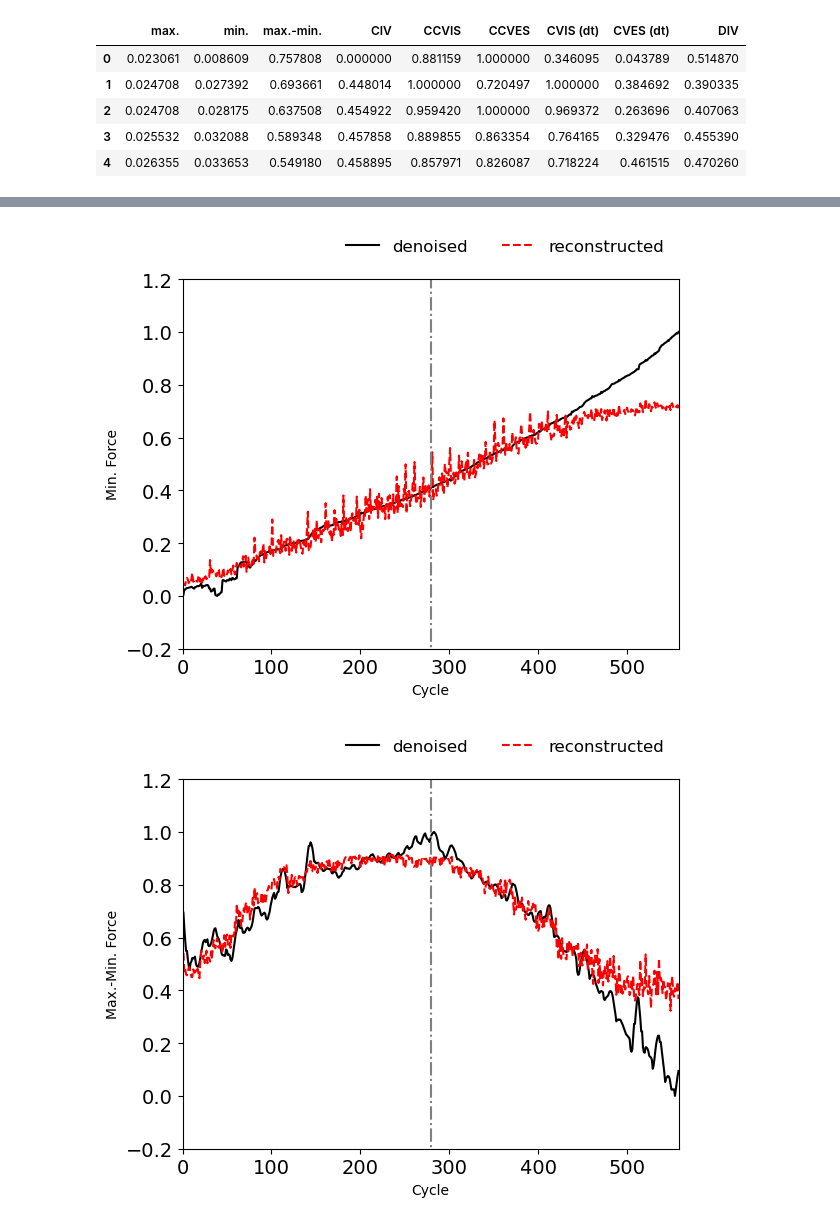
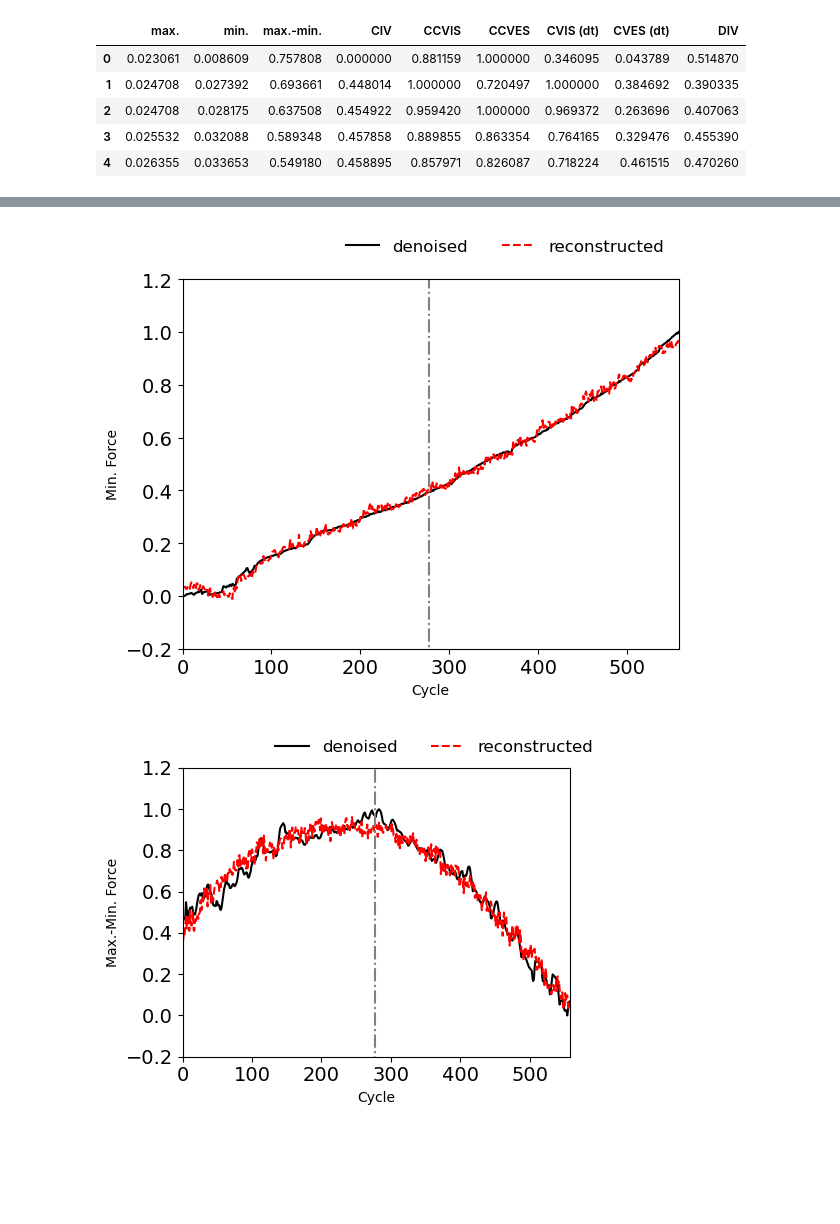
Before and after one commit to moonie1253/AI-study, a Jupyter notebook: paper/Integrated framework for SOH.ipynb, the cells around one changed output, grey strips where cells are left out. Cells and saved outputs as stored; diff of their text form; code cells hidden in the pictures; blank space fills up the shorter version.

```diff
--- a/paper/Integrated framework for SOH.ipynb
+++ b/paper/Integrated framework for SOH.ipynb
@@ -1779,7 +1756,7 @@ def closer_number(target, cycle):
 
 for t in y_res:
 
-    if (-1)*std<=t<=1*std:
+    if (-2)*std<=t<=2*std:
         denoised_val=data.loc[data['Cycle']==cycle,'CVES (dt)'].iloc[0]
     else :
         if cycle==1:
@@ -1945,7 +1922,7 @@ def closer_number(target, cycle):
 
 for t in y_res:
 
-    if (-1)*std<=t<=1*std:
+    if (-2)*std<=t<=2*std:
         denoised_val=data.loc[data['Cycle']==cycle,'DIV'].iloc[0]
     else :
         if cycle==1:
@@ -2104,11 +2081,6 @@ import tensorflow as tf
 import os
 import random
 
-# 난수 생성기 시드 설정
-np.random.seed(42)
-tf.random.set_seed(42)
-random.seed(42)
-os.environ['PYTHONHASHSEED'] = str(42)
 
 def build_autoencoder(input_dim, encoding_dim):
     # 입력 레이어
@@ -2120,7 +2092,7 @@ def build_autoencoder(input_dim, encoding_dim):
 
     # 디코더 레이어: encoding_dim 차원을 다시 입력 차원으로 복원, He 초기화 사용
     decoded = Dense(encoding_dim[0], activation='elu')(encoded)
-    decoded = Dense(input_dim, activation='sigmoid')(decoded)
+    decoded = Dense(input_dim, activation='elu')(decoded)
 
     # 오토인코더 모델 생성
     autoencoder = Model(input_layer, decoded)
@@ -2176,16 +2139,12 @@ print(X_test.shape)
 # data.shape는 (558, 9)입니다.
 
 # 첫 277개 행을 훈련 데이터로 사용
-X_train = data_norm_denoised[:277]
+X_train = data_norm_denoised
 X_test=data_norm_denoised
 
 # 모델 훈련
-autoencoder.fit(X_train, X_train, epochs=200, batch_size=32, shuffle=False, validation_split=0.2)
+autoencoder.fit(X_train, X_train, epochs=200, batch_size=32,validation_data=(X_train,X_train))
 
 # 테스트 데이터에 대한 재구성
 reconstructed = autoencoder.predict(X_test)
-
-# 재구성 오류 계산
-reconstruction_error = np.mean((X_train - reconstructed)**2)
-print("재구성 오류:", reconstruction_error)
 # %% [output]
@@ -2274,25 +2193,26 @@ plt.xlabel("Cycle")
 plt.ylabel("Min. Force")
 plt.xlim([0,len(x)])
 plt.ylim(-0.2,1.2)
-plt.axvline(len(x)/2,-0.2,1.2,color='gray',linestyle='dashdot')
+plt.axvline(277,-0.2,1.2,color='gray',linestyle='dashdot')
 plt.legend(loc='upper center', bbox_to_anchor=(0.65,1.15),ncol=3, frameon=False,fontsize=12)
 plt.show()
 # %% [output]
-[figure, old version]
+[figure, new version]
 # %%
+plt.figure(figsize=(5,3.75))
 y= reconstructed[:,2]
 x= np.arange(1, len(y) + 1)
 y_ori=data_norm_denoised['HI3']
 plt.plot(x,y_ori,'k-',label='denoised')
 plt.plot(x,y,'r--',label='reconstructed')
 
 plt.xlabel("Cycle")
 plt.ylabel("Max.-Min. Force")
 plt.xlim([0,len(x)])
 plt.ylim(-0.2,1.2)
-plt.axvline(len(x)/2,-0.2,1.2,color='gray',linestyle='dashdot')
+plt.axvline(277,-0.2,1.2,color='gray',linestyle='dashdot')
 plt.legend(loc='upper center', bbox_to_anchor=(0.65,1.15),ncol=3, frameon=False,fontsize=12)
 plt.show()
 # %% [output]
-[figure, old version]
+[figure, new version]
 # %%
```
Also changed, not shown: parts of 25 cells of this notebook.
